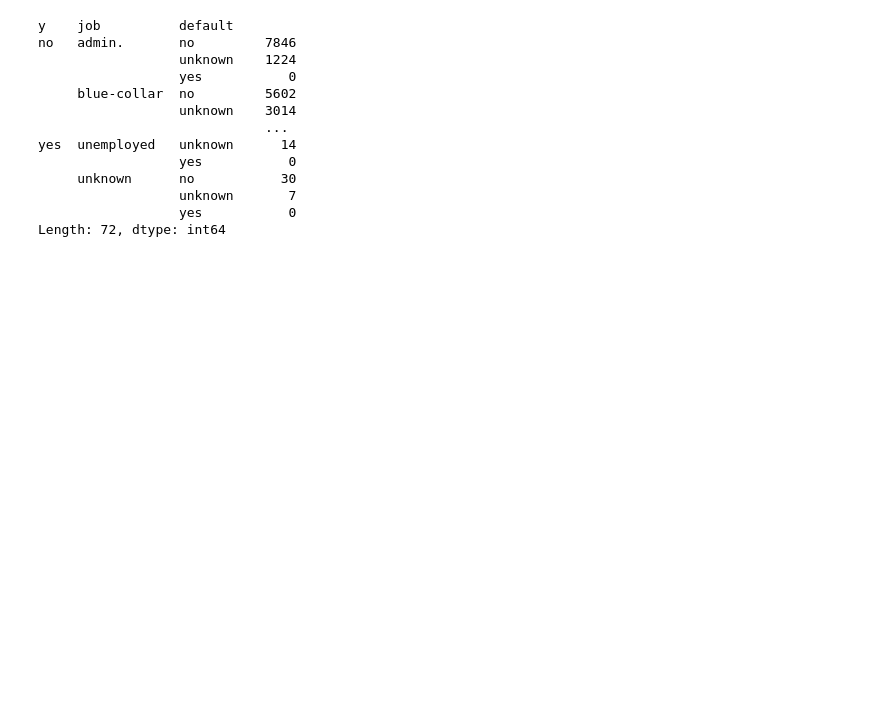
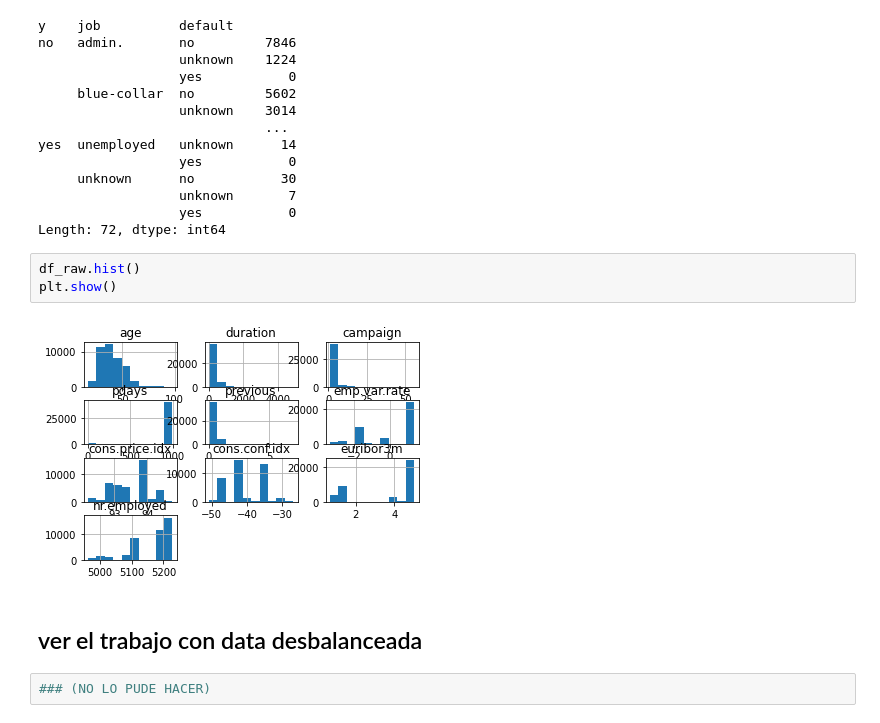
Before and after one commit to Eduardo-Coyto/YOUR-FIRST-ML-ALGORITHM, a Jupyter notebook: src/explore.ipynb, the cells around one changed output. Drawn from its saved outputs; the diff is of its cells as text; blank space fills up the shorter version.

```diff
--- a/src/explore.ipynb
+++ b/src/explore.ipynb
@@ -138,3 +191,12 @@ yes  unemployed   unknown      14
                   unknown       7
                   yes           0
 Length: 72, dtype: int64
+# %%
+df_raw.hist()
+plt.show()
+# %% [output]
+[figure, added]
+# %% [markdown]
+## ver el trabajo con data desbalanceada
+# %%
+### (NO LO PUDE HACER)
```
Also changed, not shown: parts of 9 cells of this notebook.
